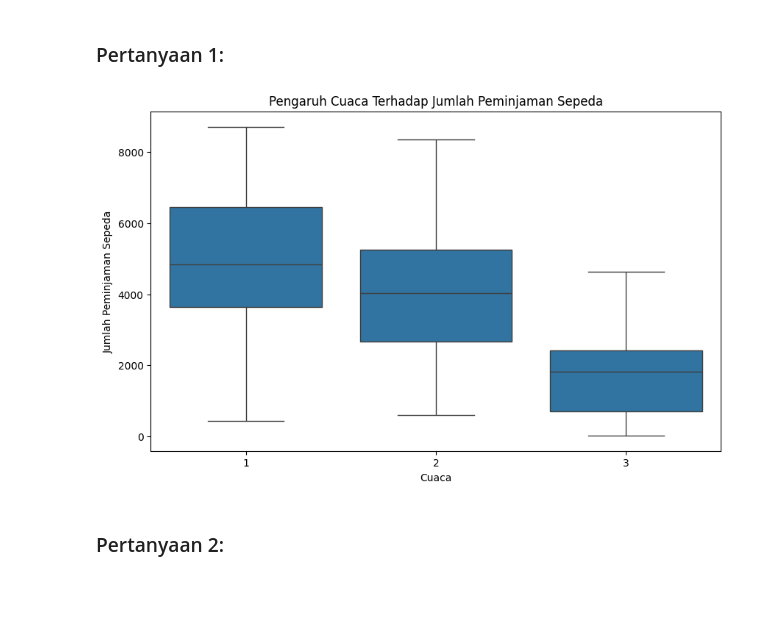
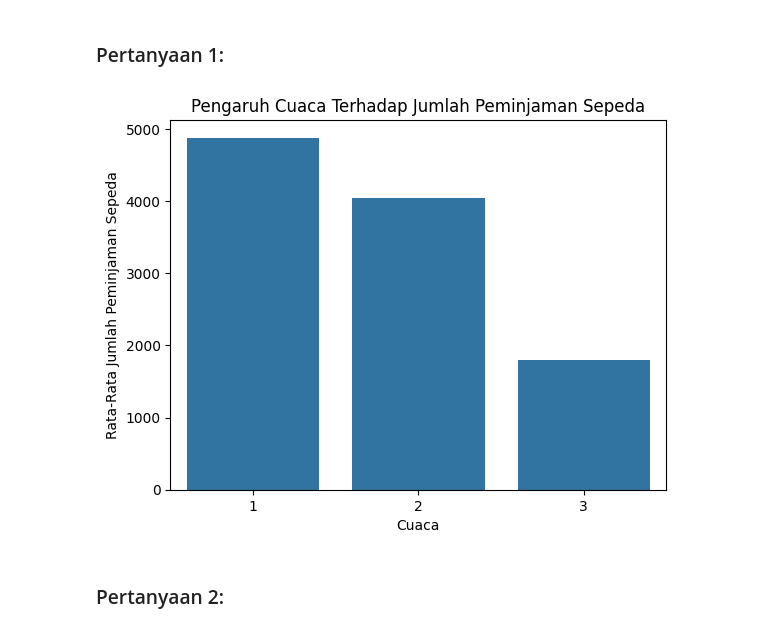
Before and after one commit to AfifHamzah17/submissionBADP-afifhamzah, a Jupyter notebook: notebook.ipynb, the cells around one changed output. Saved outputs shown, nothing was run; the diff lists cells and outputs as text; code cells hidden in the pictures; blank space fills up the shorter version.

```diff
--- a/notebook.ipynb
+++ b/notebook.ipynb
@@ -87,12 +89,9 @@ memory usage: 91.5+ KB
 # %% [markdown]
 ### Cleaning Data
 # %%
-# Memeriksa missing values
-df.isnull().sum()
-
-# Mengisi missing values hanya pada kolom numerik dengan rata-rata
+# Mengisi missing values pada kolom numerik dengan rata-rata
 numeric_cols = df.select_dtypes(include=[np.number]).columns
 df[numeric_cols] = df[numeric_cols].fillna(df[numeric_cols].mean())
 
-# Memeriksa kembali setelah perbaikan
-df.isnull().sum()
+# Menghapus data duplikat
+df.drop_duplicates(inplace=True)
@@ -139,14 +122,14 @@ plt.show()
 # %% [markdown]
 ### Pertanyaan 1:
 # %%
-# Visualisasi pengaruh cuaca terhadap jumlah peminjaman sepeda
-plt.figure(figsize=(10, 6))
-sns.boxplot(x='weathersit', y='cnt', data=df)
+# Bar chart untuk pengaruh cuaca terhadap jumlah peminjaman
+cuaca_avg = df.groupby('weathersit')['cnt'].mean().reset_index()
+sns.barplot(x='weathersit', y='cnt', data=cuaca_avg)
 plt.title('Pengaruh Cuaca Terhadap Jumlah Peminjaman Sepeda')
 plt.xlabel('Cuaca')
-plt.ylabel('Jumlah Peminjaman Sepeda')
+plt.ylabel('Rata-Rata Jumlah Peminjaman Sepeda')
 plt.show()
 # %% [output]
-[figure, old version]
+[figure, new version]
 # %% [markdown]
 ### Pertanyaan 2:
```
Also changed, not shown: parts of 17 cells of this notebook, 1 other file.
